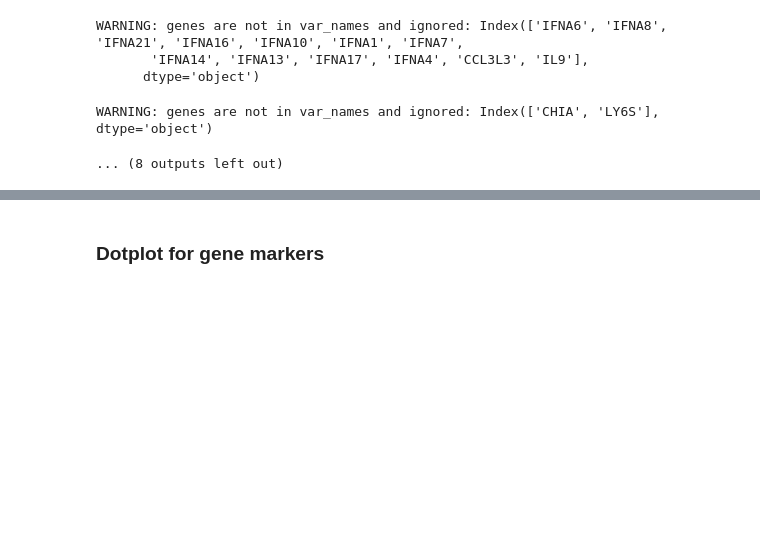
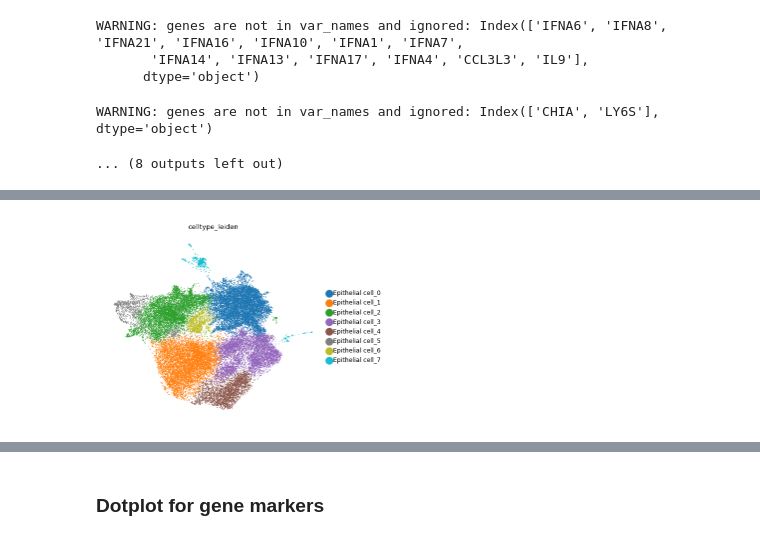
Before and after one commit to akiviaho/prostate_cancer_plasticity, a Jupyter notebook: lyu_2024_cell_type_subclustering.ipynb, the cells around one changed output, grey strips where cells are left out. Drawn from its saved outputs; the diff is of its cells as text; code cells hidden in the pictures; blank space fills up the shorter version.

```diff
--- a/lyu_2024_cell_type_subclustering.ipynb
+++ b/lyu_2024_cell_type_subclustering.ipynb
@@ -292,6 +292,18 @@ scs_adata.obs_names = scs_adata.obs['sample'].astype(str) + '_' + scs_adata.obs_
 adata = scs_adata[scs_adata.obs['cell_type'] == 'Epithelial cell']
 
 celltypes = scs_adata.obs['celltype_leiden'].value_counts().index.tolist()
+# %%
+# 1% threshold
+min_cells = len(adata) * 0.01
+
+# celltype sizes
+counts = adata.obs['celltype_leiden'].value_counts()
+
+# categories to remove
+to_remove = counts[counts < min_cells].index
+
+# filter adata
+adata = adata[~adata.obs['celltype_leiden'].isin(to_remove)].copy()
 # %%
 prostate_lineage_signatures_dict = {}
 prostate_lineage_signatures = pd.read_excel('/home/ak431480/prostate_lineage_signatures.xlsx',skiprows=1)
@@ -333,0 +351,4 @@ adata.obs['CNV_status'] = adata.obs['CNV_status'].fillna('Benign')
+# %%
+sc.set_figure_params(figsize=(3.5,3),fontsize=6,dpi_save=300)
+sc.pl.umap(adata,color='celltype_leiden', size=2,frameon=False,palette='tab10',save='umap.pdf')
+# %% [output]
@@ -333,0 +356 @@ adata.obs['CNV_status'] = adata.obs['CNV_status'].fillna('Benign')
+[figure, added]
```
Also changed, not shown: parts of 22 cells of this notebook.
